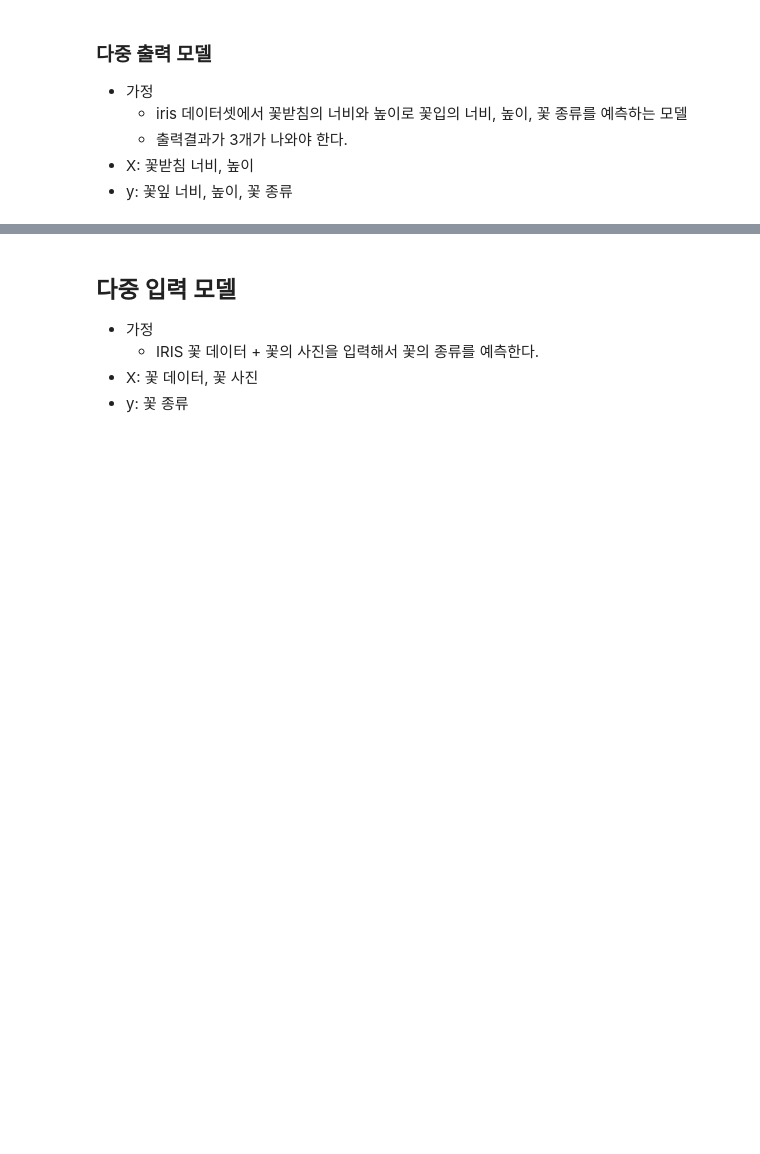
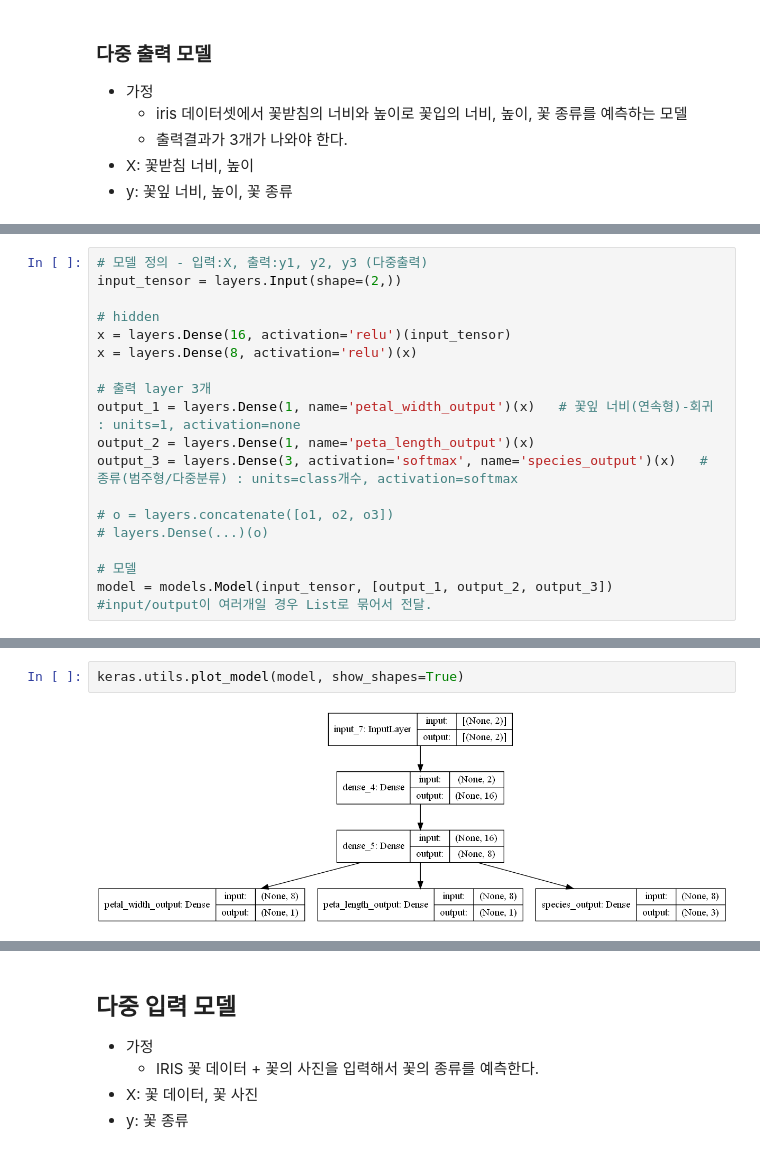
Before and after one commit to purple-cabbage0030/class_review, a Jupyter notebook: 13.deepLearning/10_Functional API.ipynb, the cells around one changed output, grey strips where cells are left out. Saved outputs shown, nothing was run; the diff lists cells and outputs as text; blank space fills up the shorter version.

```diff
--- a/13.deepLearning/10_Functional API.ipynb
+++ b/13.deepLearning/10_Functional API.ipynb
@@ -118,0 +254,18 @@ _________________________________________________________________
+# %%
+# 모델 정의 - 입력:X, 출력:y1, y2, y3 (다중출력)
+input_tensor = layers.Input(shape=(2,))
+
+# hidden
+x = layers.Dense(16, activation='relu')(input_tensor)
+x = layers.Dense(8, activation='relu')(x)
+
+# 출력 layer 3개
+output_1 = layers.Dense(1, name='petal_width_output')(x)   # 꽃잎 너비(연속형)-회귀 : units=1, activation=none
+output_2 = layers.Dense(1, name='peta_length_output')(x)
+output_3 = layers.Dense(3, activation='softmax', name='species_output')(x)   # 종류(범주형/다중분류) : units=class개수, activation=softmax
+
+# o = layers.concatenate([o1, o2, o3])
+# layers.Dense(...)(o)
+
+# 모델
+model = models.Model(input_tensor, [output_1, output_2, output_3])  #input/output이 여러개일 경우 List로 묶어서 전달.
@@ -118,0 +295,4 @@ _________________________________________________________________
+# %%
+keras.utils.plot_model(model, show_shapes=True)
+# %% [output]
+[figure, added]
```
Also changed, not shown: parts of 24 cells of this notebook.
